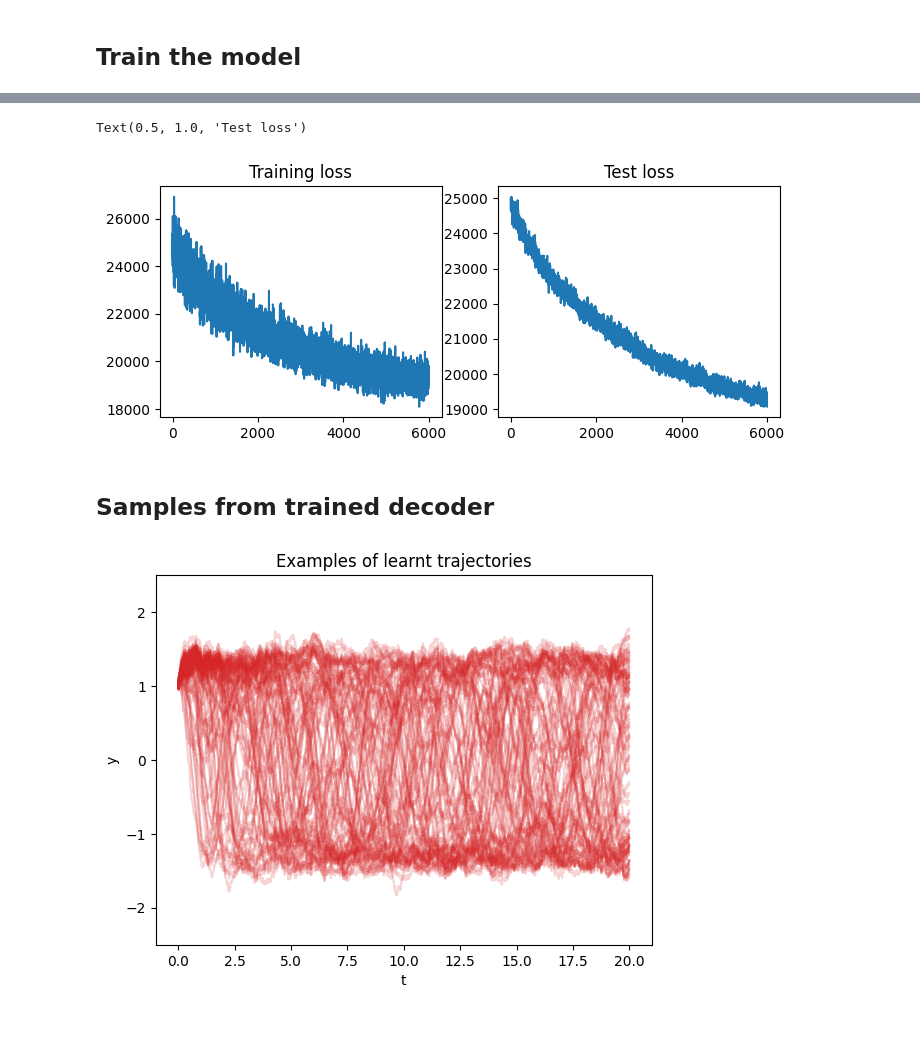
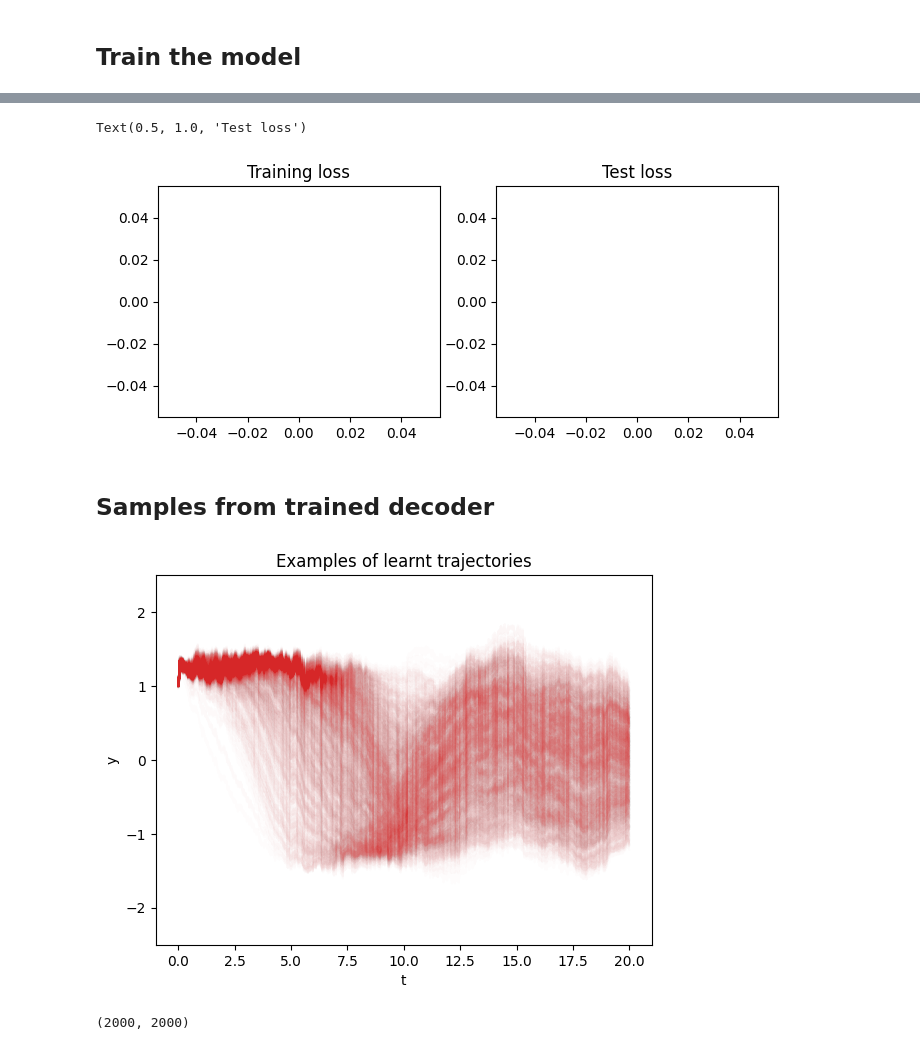
Before and after one commit to elizavetasemenova/PriorCVAE_JAX, a Jupyter notebook: examples/DW_SDE_PriorVAE.ipynb, the cells around one changed output, grey strips where cells are left out. Cells and saved outputs as stored; diff of their text form; code cells hidden in the pictures.

```diff
--- a/examples/DW_SDE_PriorVAE.ipynb
+++ b/examples/DW_SDE_PriorVAE.ipynb
@@ -23,13 +25,14 @@ args = {
 
         # architecture
         "input_dim" : None,  # This is set later depending on the time-grid
-        "hidden_dim": 100,
+        "hidden_dim": [1000, 500, 100],
         "latent_dim": 50,
 
         # VAE training
         "batch_size": 2000,
-        "num_iterations": 8000,
+        "num_iterations": 1000,
         "learning_rate": 1e-3,
+        "vae_var": 2.5
        }
 # %% [markdown]
 ## Simulate the SDE and generate data
@@ -64,3 +67,7 @@ latent_dim  = args["latent_dim"]
 batch_size  = args["batch_size"]
 num_iterations  = args["num_iterations"]
 learning_rate = args["learning_rate"]
+vae_var = args["vae_var"]
+
+decoder_hidden_list = hidden_dim
+decoder_hidden_list.reverse()
@@ -67,6 +76,6 @@ learning_rate = args["learning_rate"]
 # %%
 encoder = MLPEncoder(hidden_dim, latent_dim)
-decoder = MLPDecoder(hidden_dim, out_dim)
+decoder = MLPDecoder(decoder_hidden_list, out_dim)
 model = VAE(encoder, decoder)
 
 optimizer = optax.adam(learning_rate=learning_rate)
@@ -101,2 +125,0 @@ Training of 8000 iterations took 1120 seconds
-# %%
-loss_vals, test_vals, time_taken = trainer.train(sde_dataset_generator, test_set, num_iterations)
@@ -121,7 +126,7 @@ loss_vals, test_vals, time_taken = trainer.train(sde_dataset_generator, test_set
 # %%
 fig, axs = plt.subplots(1, 2, figsize=(8, 3))
 
-skip_initial = 2000
+skip_initial = 1000
 
 axs[0].plot(range(len(loss_vals) - skip_initial), loss_vals[skip_initial:])
 axs[0].set_title('Training loss')
@@ -130,30 +135,30 @@ axs[1].plot(range(len(test_vals) - skip_initial), test_vals[skip_initial:])
 axs[1].set_title("Test loss")
 # %% [output]
 Text(0.5, 1.0, 'Test loss')
-[figure, old version]
+[figure, new version]
 # %% [markdown]
 ## Samples from trained decoder
 # %%
 decoder_params = trainer.state.params['decoder']
 
 key = jax.random.PRNGKey(rnd.randint(0, 9999))
 rng, z_rng, init_rng = jax.random.split(key, 3)
 z = jax.random.normal(z_rng, (batch_size, latent_dim))
 
 decoder = MLPDecoder(hidden_dim, out_dim)
 out = decoder.apply({'params': decoder_params}, z)
 
-for i in range(100):
-    plt.plot(sample_t_train[0], out[i,:], color="tab:red", alpha=0.2)
+for i in range(1000):
+    plt.plot(sample_t_train[0], out[i,:], color="tab:red", alpha=0.01)
 
 # for y_i in sample_y_train:
 #     plt.plot(sample_t_train[0], y_i, color="tab:blue", alpha=0.1)
 
 plt.xlabel('t')
 plt.ylabel('y')
 plt.ylim([-2.5, 2.5])
 plt.title('Examples of learnt trajectories')
 
 plt.show()
 # %% [output]
-[figure, old version]
+[figure, new version]
@@ -159,0 +173,4 @@ plt.show()
+# %%
+out.shape
+# %% [output]
+(2000, 2000)
```
Also changed, not shown: parts of 10 cells of this notebook, 4 other files.
